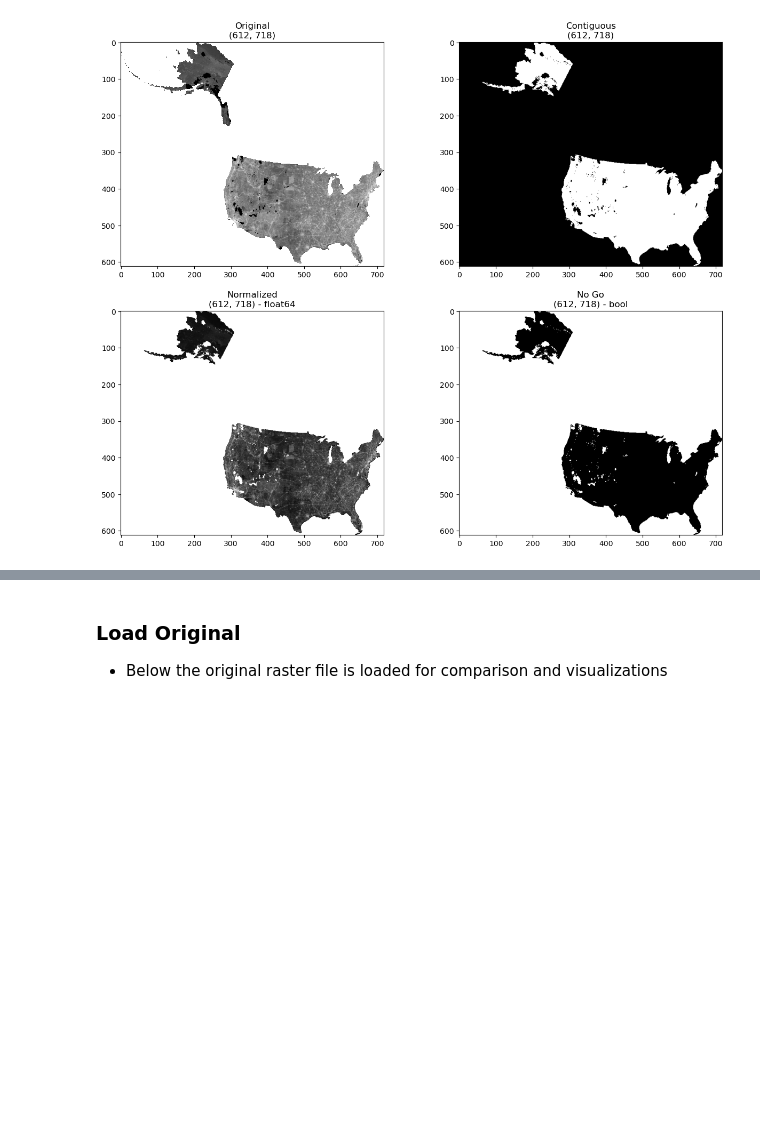
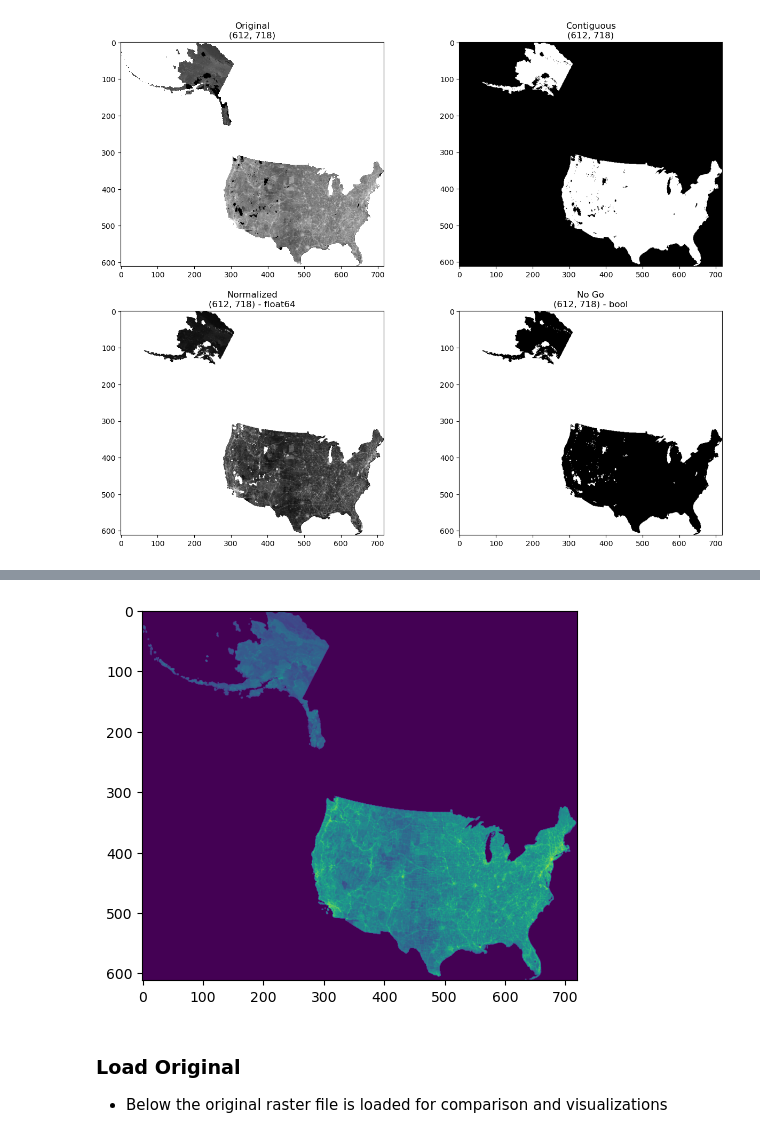
Before and after one commit to NETL-RIC/CO2-Pipeline-Routing-Tool, a Jupyter notebook: Flask/mc-tutorial.ipynb, the cells around one changed output, grey strips where cells are left out. Saved outputs shown, nothing was run; the diff lists cells and outputs as text; code cells hidden in the pictures; blank space fills up the shorter version.

```diff
--- a/Flask/mc-tutorial.ipynb
+++ b/Flask/mc-tutorial.ipynb
@@ -86,3 +138,29 @@ def normalize(arr, high=1, low=0):
+# %%
+def find_transitions(arr):
+    """
+    Finds the indices where an array transitions from one value to another.
+
+    Args:
+        arr (np.ndarray): The input array.
+
+    Returns:
+        (y1, x1), (y2, x2) tuple: The indices of the top left corner and bottom
+            right corner.
+    """
+    diff = np.diff(arr)
+    transition_indices = np.where(diff != 0)
+    y1, y2 = transition_indices[0][0], transition_indices[0][-1]
+    x1, x2 = transition_indices[1][0], transition_indices[1][-1]
+    return (y1+1, x1+1), (y2+1, x2+1)
+
+transitions = find_transitions(image)
+(y1, x1), (y2, x2) = transitions
+# %%
+cropped = image[y1:y2, x1:x2]
+plt.imshow(cropped)
+plt.show()
+# %% [output]
+[figure, added]
 # %% [markdown]
 ### Load Original
 - Below the original raster file is loaded for comparison and visualizations
```
Also changed, not shown: parts of 6 cells of this notebook, 1 other file.
